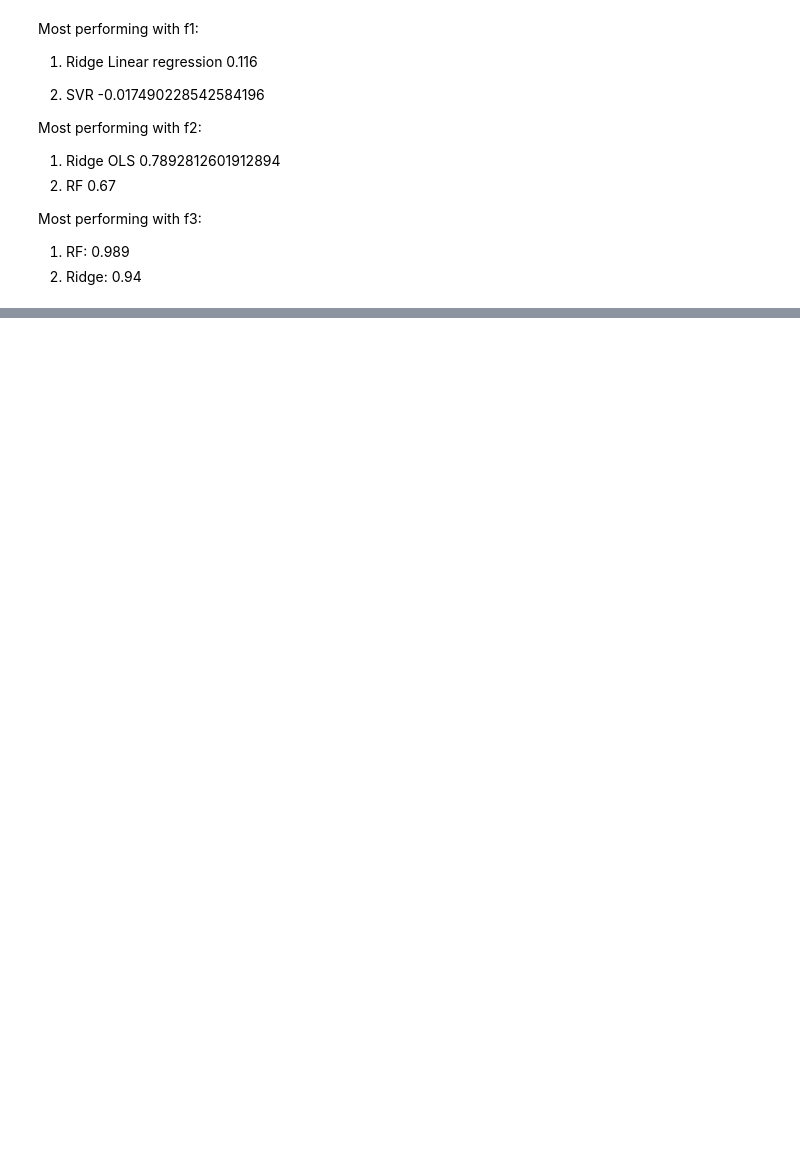
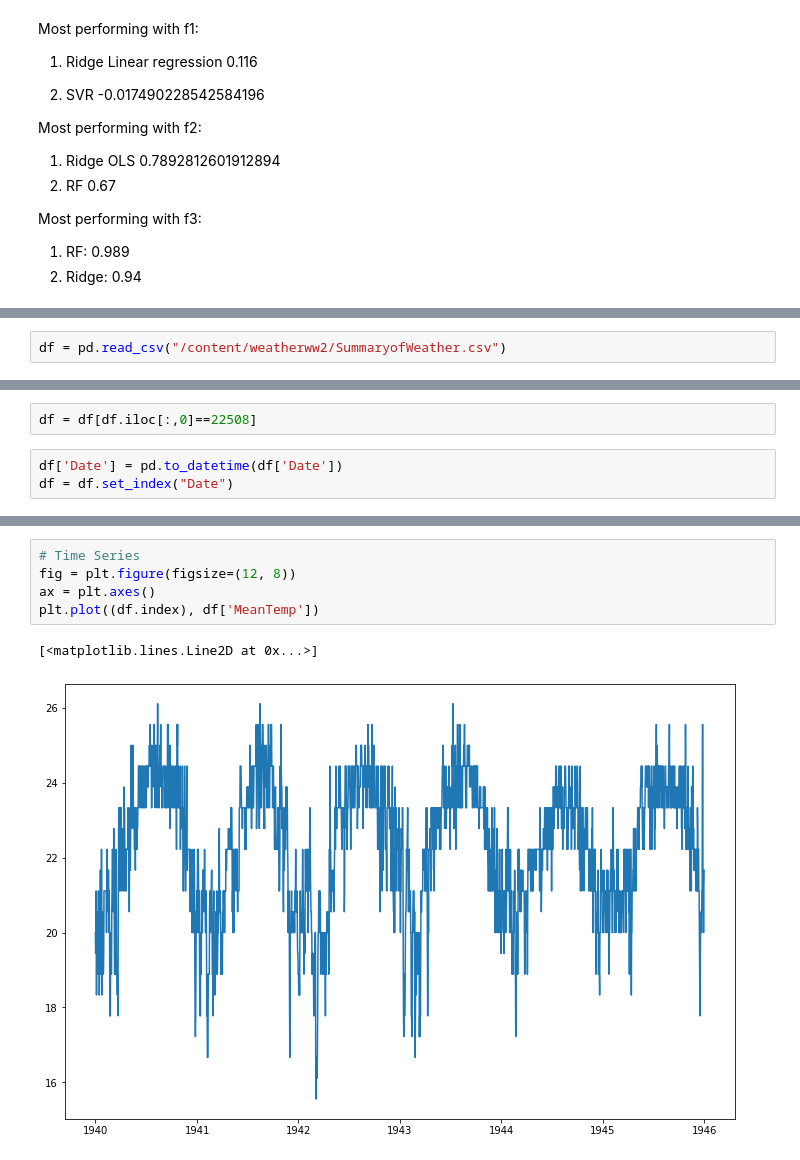
Before and after one commit to frank-lacriola/Data-Science-Lab, a Jupyter notebook: Lab8_Regression_timeSeries_WW2_temps.ipynb, the cells around one changed output, grey strips where cells are left out. Drawn from its saved outputs; the diff is of its cells as text; blank space fills up the shorter version.

```diff
--- a/Lab8_Regression_timeSeries_WW2_temps.ipynb
+++ b/Lab8_Regression_timeSeries_WW2_temps.ipynb
@@ -553,0 +717,2 @@ Most performing with f3:
+# %%
+df = pd.read_csv("/content/weatherww2/SummaryofWeather.csv")
@@ -553,0 +776,5 @@ Most performing with f3:
+# %%
+df = df[df.iloc[:,0]==22508]
+# %%
+df['Date'] = pd.to_datetime(df['Date'])
+df = df.set_index("Date")
@@ -553,0 +795,8 @@ Most performing with f3:
+# %%
+# Time Series
+fig = plt.figure(figsize=(12, 8))
+ax = plt.axes()
+plt.plot((df.index), df['MeanTemp'])
+# %% [output]
+[<matplotlib.lines.Line2D at 0x...>]
+[figure, added]
```
Also changed, not shown: parts of 47 cells of this notebook.
